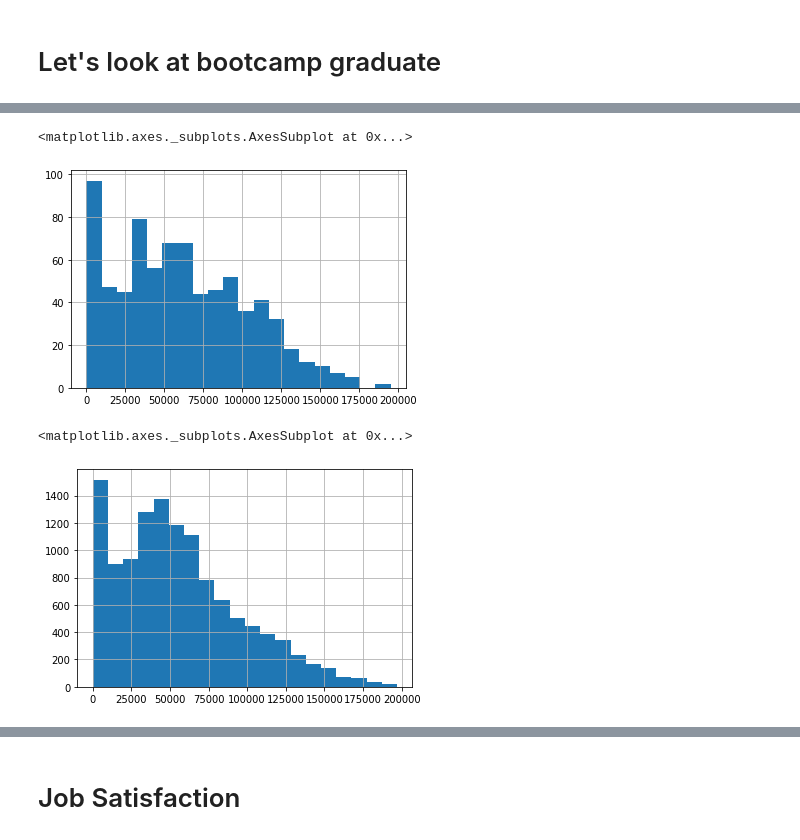
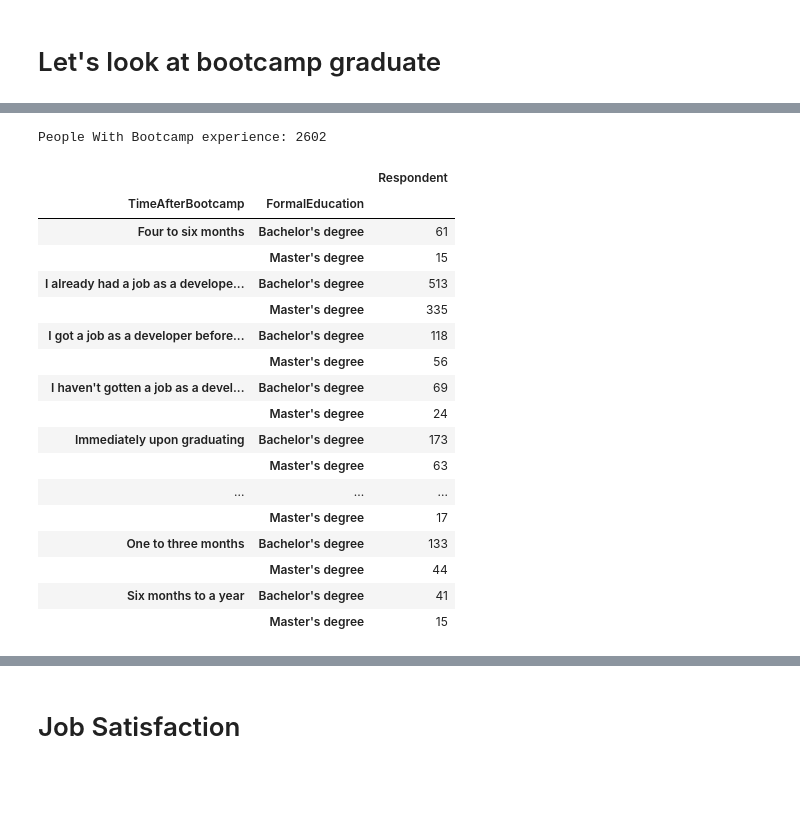
Before and after one commit to Minsifye/Stack-Overflow-Survey-Data-Analysis, a Jupyter notebook: StackOverflow_DataAnalysis_FirstLook.ipynb, the cells around one changed output, grey strips where cells are left out. Drawn from its saved outputs; the diff is of its cells as text; code cells hidden in the pictures; blank space fills up the shorter version.

```diff
--- a/StackOverflow_DataAnalysis_FirstLook.ipynb
+++ b/StackOverflow_DataAnalysis_FirstLook.ipynb
@@ -422,10 +340,42 @@ ax = sns.catplot(x='Salary', y='TimeAfterBootcamp',data=bootcamp_yes[['Salary',
-# %%
-bootcamp_yes['Salary'].hist(bins=20)
-# %% [output]
-<matplotlib.axes._subplots.AxesSubplot at 0x...>
-[figure, removed]
-# %%
-bootcamp_no['Salary'].hist(bins=20)
-# %% [output]
-<matplotlib.axes._subplots.AxesSubplot at 0x...>
-[figure, removed]
+# %%
+bootcamp_no = survey_2017[survey_2017['TimeAfterBootcamp'].isnull()==True]
+bootcamp_yes = survey_2017[survey_2017['TimeAfterBootcamp'].isnull()==False]
+
+print("People With Bootcamp experience:",bootcamp_yes.shape[0])
+#print("People without Bootcamp experience:",bootcamp_no.shape[0])
+
+#bootcamp_yes['Gender'].value_counts()/(bootcamp_yes.shape[0]-sum(bootcamp_yes['Gender'].isnull()))
+#bootcamp_no['Gender'].value_counts()/(bootcamp_no.shape[0]-sum(bootcamp_no['Gender'].isnull()))
+
+bootcamp_Edu = bootcamp_yes['FormalEducation'].value_counts()/(bootcamp_yes.shape[0]-sum(bootcamp_yes['FormalEducation'].isnull()))
+
+#bootcamp_no['FormalEducation'].value_counts()/(bootcamp_no.shape[0]-sum(bootcamp_no['FormalEducation'].isnull()))
+
+bootcamp_JobStatus = bootcamp_yes['TimeAfterBootcamp'].value_counts()/bootcamp_yes.shape[0]
+
+
+
+bootcamp_yes[bootcamp_yes['FormalEducation'].isin(["Bachelor's degree", "Master's degree"])][
+    ['TimeAfterBootcamp', 'FormalEducation', 'Respondent']].groupby(['TimeAfterBootcamp', 'FormalEducation']).count()
+
+#bootcamp_yes[['TimeAfterBootcamp', 'FormalEducation', 'Salary']].groupby(['TimeAfterBootcamp', 'FormalEducation']).count()
+# %% [output]
+People With Bootcamp experience: 2602
+|  |  | Respondent |
+| TimeAfterBootcamp | FormalEducation |  |
+| Four to six months | Bachelor's degree | 61 |
+|  | Master's degree | 15 |
+| I already had a job as a develope... | Bachelor's degree | 513 |
+|  | Master's degree | 335 |
+| I got a job as a developer before... | Bachelor's degree | 118 |
+|  | Master's degree | 56 |
+| I haven't gotten a job as a devel... | Bachelor's degree | 69 |
+|  | Master's degree | 24 |
+| Immediately upon graduating | Bachelor's degree | 173 |
+|  | Master's degree | 63 |
+| ... | ... | ... |
+|  | Master's degree | 17 |
+| One to three months | Bachelor's degree | 133 |
+|  | Master's degree | 44 |
+| Six months to a year | Bachelor's degree | 41 |
+|  | Master's degree | 15 |
```
Also changed, not shown: parts of 80 cells of this notebook.
